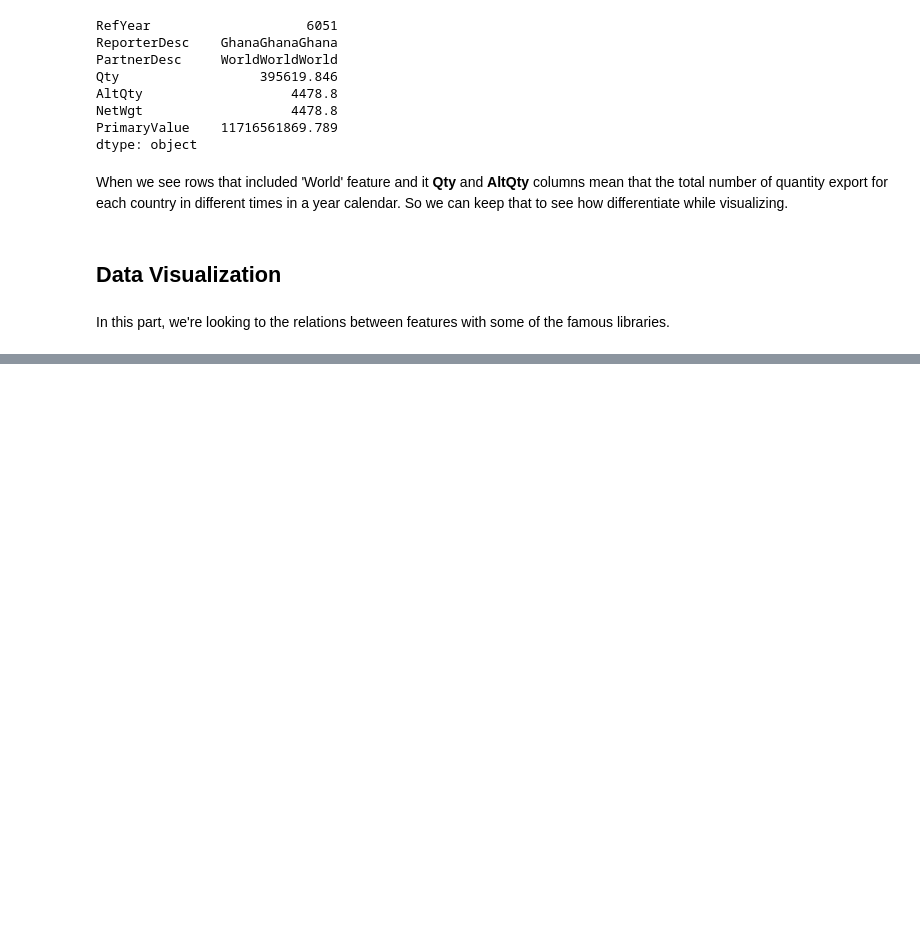
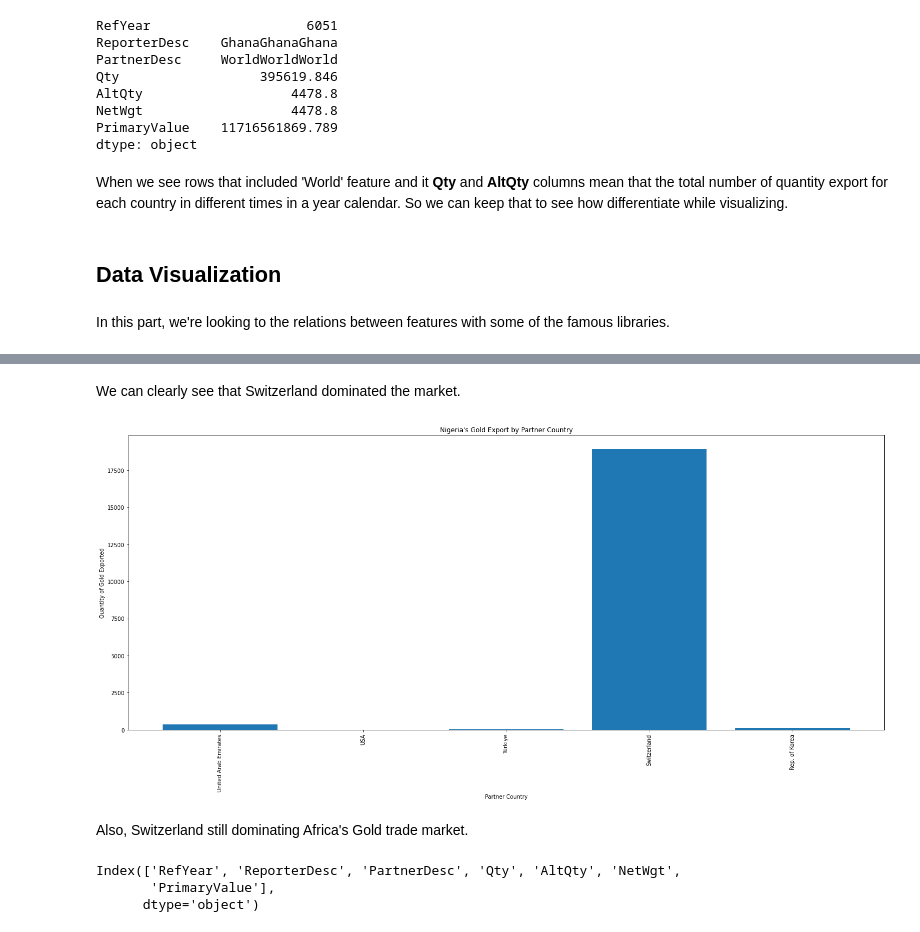
Before and after one commit to MrEktirir/Gold_Trade, a Jupyter notebook: Ghana_Nigeria_Gold_Trade_Analysis.ipynb, the cells around one changed output, grey strips where cells are left out. Saved outputs shown, nothing was run; the diff lists cells and outputs as text; code cells hidden in the pictures; blank space fills up the shorter version.

```diff
--- a/Ghana_Nigeria_Gold_Trade_Analysis.ipynb
+++ b/Ghana_Nigeria_Gold_Trade_Analysis.ipynb
@@ -479,0 +493,23 @@ As we can see here,
+# %% [markdown]
+We can clearly see that Switzerland dominated the market.
+# %%
+ghana_data = df[(df['ReporterDesc'] == 'Nigeria') & (df['PartnerDesc'] != 'World')]
+
+plt.figure(figsize = (25,10))
+plt.bar(ghana_data['PartnerDesc'], ghana_data['Qty'])
+plt.title('Nigeria\'s Gold Export by Partner Country')
+plt.xlabel('Partner Country')
+plt.ylabel('Quantity of Gold Exported')
+plt.grid(False)
+plt.xticks(rotation=90)
+plt.show()
+# %% [output]
+[figure, added]
+# %% [markdown]
+Also, Switzerland still dominating Africa's Gold trade market.
+# %%
+df.columns
+# %% [output]
+Index(['RefYear', 'ReporterDesc', 'PartnerDesc', 'Qty', 'AltQty', 'NetWgt',
+       'PrimaryValue'],
+      dtype='object')
```
Also changed, not shown: parts of 9 cells of this notebook.
